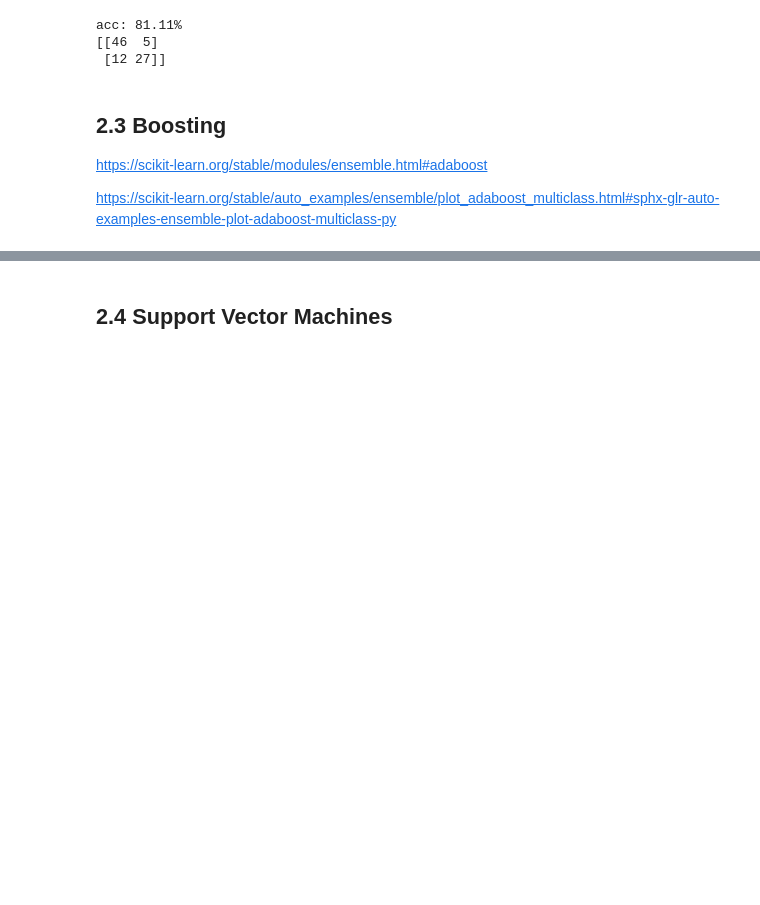
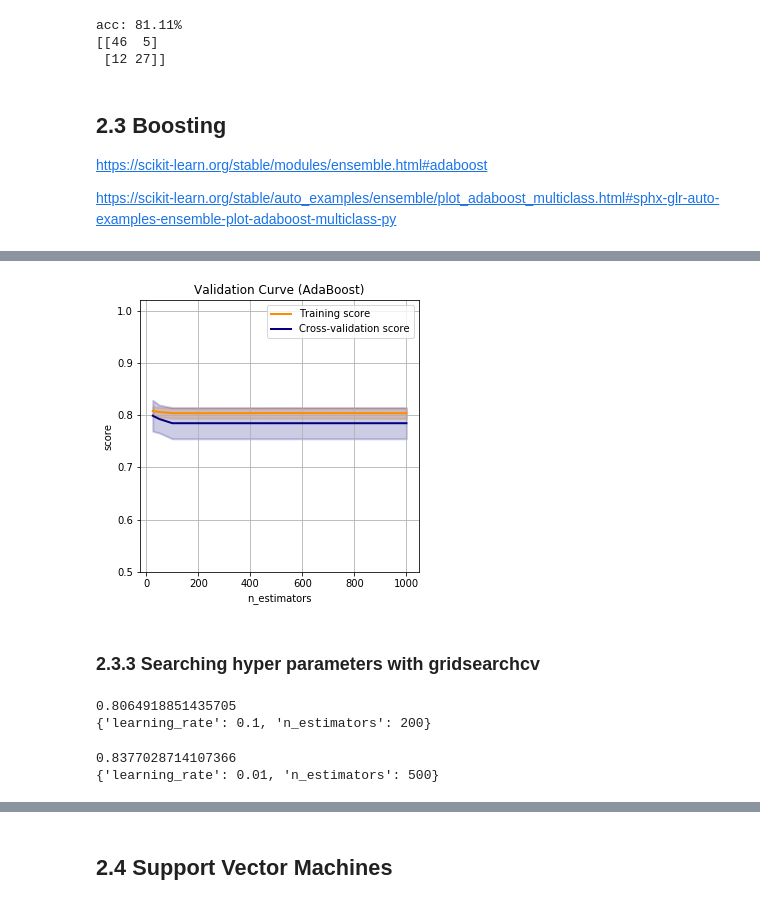
Before and after one commit to shileiphys/CS7641, a Jupyter notebook: HW1-a.ipynb, the cells around one changed output, grey strips where cells are left out. Cells and saved outputs as stored; diff of their text form; code cells hidden in the pictures; blank space fills up the shorter version.

```diff
--- a/HW1-a.ipynb
+++ b/HW1-a.ipynb
@@ -713,0 +710,10 @@ scores.mean()
+# %%
+dt_clf = DecisionTreeClassifier(random_state=0, max_depth=1)
+boost_clf = AdaBoostClassifier(base_estimator=dt_clf, random_state=0)
+
+boost_clf.fit(X_train, y_train)  # Fit data
+acc_boost = round(boost_clf.score(X_train, y_train) * 100, 2)
+
+scores = cross_val_score(boost_clf, X_train, y_train, cv=10)
+
+print('acc: {:.2f}%, cv score: {:.2f}%'.format(acc_boost, scores.mean()*100))
@@ -713,0 +740,69 @@ scores.mean()
+# %%
+## pruning with max_depth=1
+dt_clf = DecisionTreeClassifier(random_state=0, max_depth=1)
+## default learning_rate=1.0
+boost_clf = AdaBoostClassifier(base_estimator=dt_clf, random_state=0, learning_rate=1.0)
+
+cv = ShuffleSplit(n_splits=10, test_size=0.2, random_state=0)
+
+param_range = [25, 50, 100, 200, 500, 1000]
+train_scores, test_scores = validation_curve(boost_clf, X_train, y_train,
+            param_name="n_estimators", param_range=param_range,
+            cv=cv, scoring="accuracy", n_jobs=-1)
+
+train_scores_mean = np.mean(train_scores, axis=1)
+train_scores_std  = np.std(train_scores, axis=1)
+test_scores_mean  = np.mean(test_scores, axis=1)
+test_scores_std   = np.std(test_scores, axis=1)
+
+train_mean_std = [train_scores_mean, train_scores_std]
+test_mean_std  = [test_scores_mean, test_scores_std]
+# %%
+## plot validation curve with max_depth
+title  = "Validation Curve (AdaBoost)"
+xlabel = "n_estimators"
+
+ax = plot_validation_curve(param_range, train_mean_std, test_mean_std,
+                           title=title, ylim=(0.5, 1.02), xlabel=xlabel)
+# %% [output]
+[figure, added]
+# %% [markdown]
+### 2.3.3 Searching hyper parameters with gridsearchcv
+# %%
+## pruning with max_depth=1
+dt_clf = DecisionTreeClassifier(random_state=0, max_depth=1)
+boost_clf = AdaBoostClassifier(base_estimator=dt_clf, random_state=0)
+
+cv = ShuffleSplit(n_splits=10, test_size=0.2, random_state=0)
+
+parameters = {'n_estimators': [25, 50, 100, 200, 500, 1000],
+              'learning_rate': [0.01, 0.1, 1.0, 1.5, 2.0]
+             }
+clf = GridSearchCV(boost_clf, param_grid=parameters, cv=cv, n_jobs=-1)
+
+clf.fit(X_train, y_train)
+
+print(clf.score(X_train, y_train))
+print(clf.best_params_)
+# %% [output]
+0.8064918851435705
+{'learning_rate': 0.1, 'n_estimators': 200}
+# %%
+## pruning with max_depth=2
+dt_clf = DecisionTreeClassifier(random_state=0, max_depth=2)
+boost_clf = AdaBoostClassifier(base_estimator=dt_clf, random_state=0)
+
+cv = ShuffleSplit(n_splits=10, test_size=0.2, random_state=0)
+
+parameters = {'n_estimators': [25, 50, 100, 200, 500, 1000],
+              'learning_rate': [0.001, 0.01, 0.1, 1.0, 1.5, 2.0]
+             }
+clf = GridSearchCV(boost_clf, param_grid=parameters, cv=cv, n_jobs=-1)
+
+clf.fit(X_train, y_train)
+
+print(clf.score(X_train, y_train))
+print(clf.best_params_)
+# %% [output]
+0.8377028714107366
+{'learning_rate': 0.01, 'n_estimators': 500}
```
Also changed, not shown: parts of 21 cells of this notebook.
